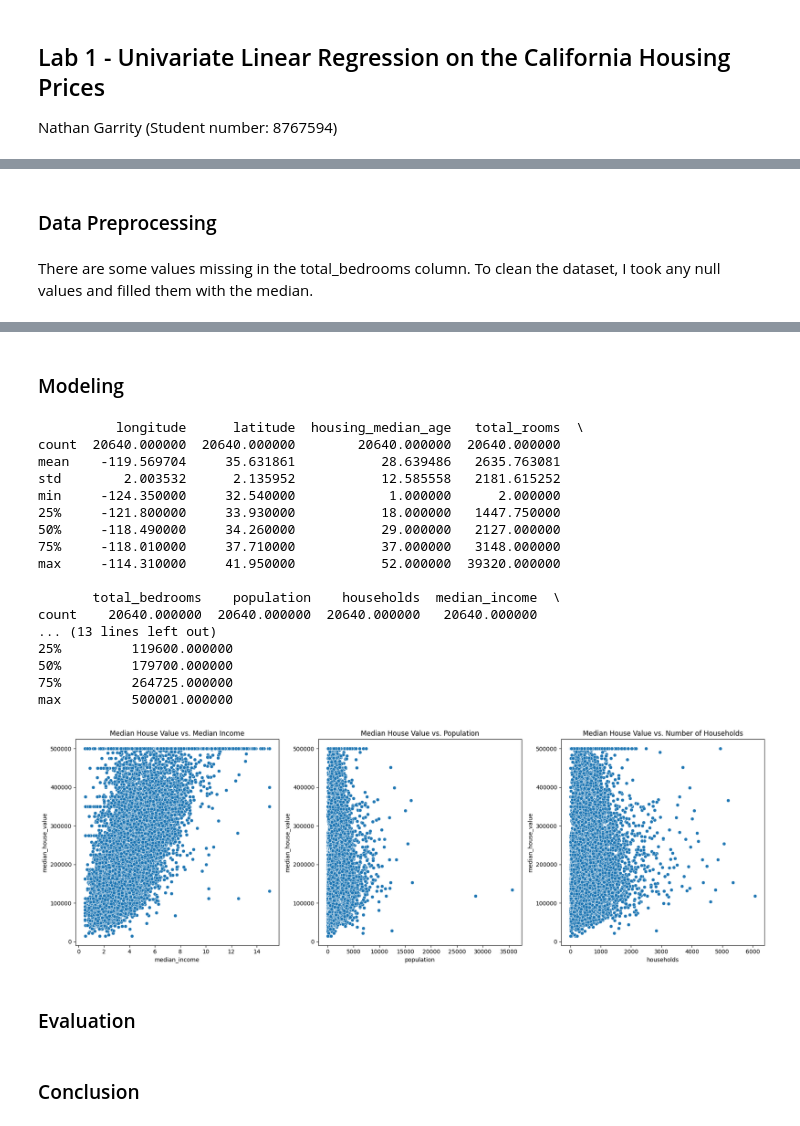
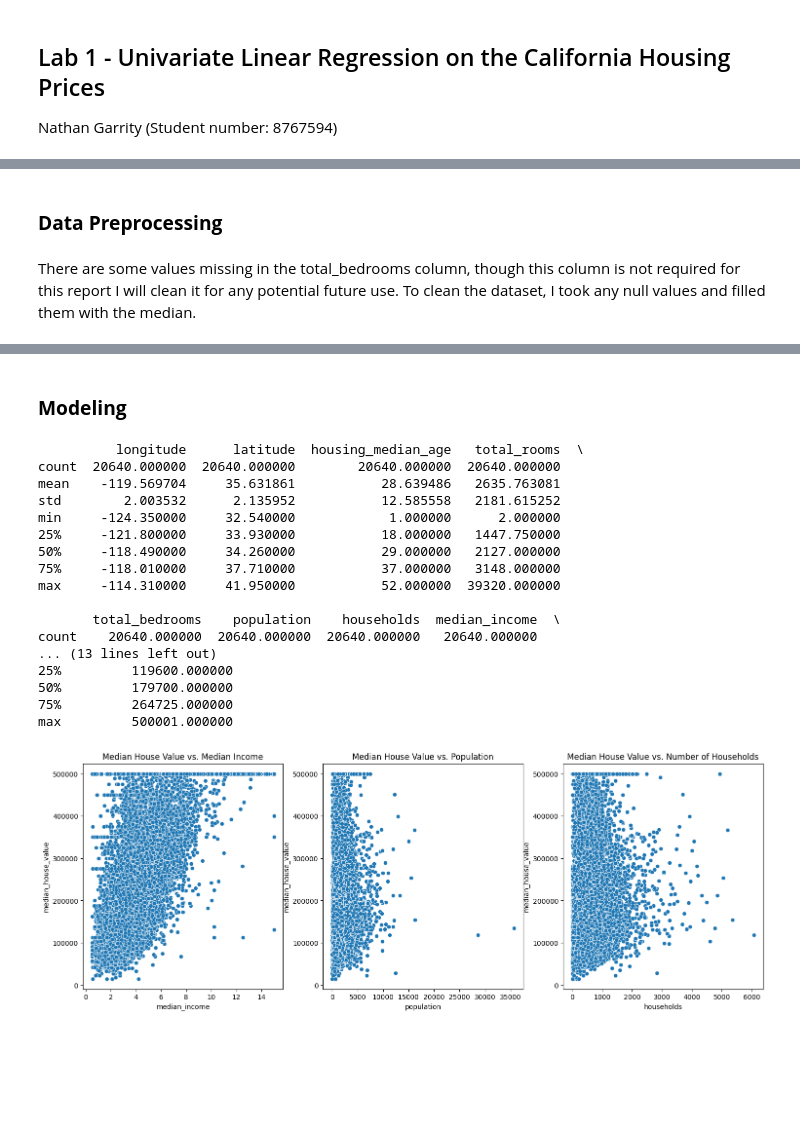
Before and after one commit to NathanGarrity/CSCN8010-LABS, a Jupyter notebook: NathanGarrity_CSCN8010_Lab1/NathanGarrity_Lab1.ipynb, the cells around one changed output, grey strips where cells are left out. Drawn from its saved outputs; the diff is of its cells as text; code cells hidden in the pictures; blank space fills up the shorter version.

```diff
--- a/NathanGarrity_CSCN8010_Lab1/NathanGarrity_Lab1.ipynb
+++ b/NathanGarrity_CSCN8010_Lab1/NathanGarrity_Lab1.ipynb
@@ -32,7 +33,7 @@ Column Names:
 * median_house_value
 * ocean_proximity
 # %% [markdown]
-### Data Preprocessing
+### **Data Preprocessing**
 # %%
 import pandas as pd
 import seaborn as sns
@@ -42,6 +42,6 @@ import matplotlib.pyplot as plt
 df = pd.read_csv("housing.csv")
 # %% [markdown]
-There are some values missing in the total_bedrooms column. To clean the dataset, I took any null values and filled them with the median.
+There are some values missing in the total_bedrooms column, though this column is not required for this report I will clean it for any potential future use. To clean the dataset, I took any null values and filled them with the median.
 # %%
 # Checking for missing values in the dataset
 missing_values = df.isnull().sum()
@@ -79,8 +79,9 @@ For example, when doing 'df[col].method(value, inplace=True)', try using 'df.met
  ocean_proximity       0
  dtype: int64)
 # %% [markdown]
-### Modeling
+### **Modeling**
 # %%
+## Step 3
 # Explore statistics using describe function
 statistics = df.describe()
 print(statistics)
@@ -88,40 +89,35 @@ print(statistics)
 # Scatter plots between median house value and independent variables
 fig, axes = plt.subplots(1, 3, figsize=(18, 6))
 
-# Scatter plot: Median House Value vs. Median Income
+# Scatter plot 1: Median House Value vs. Median Income
 sns.scatterplot(x='median_income', y='median_house_value', data=df, ax=axes[0])
 axes[0].set_title('Median House Value vs. Median Income')
 
-# Scatter plot: Median House Value vs. Population
+# Scatter plot 2: Median House Value vs. Population
 sns.scatterplot(x='population', y='median_house_value', data=df, ax=axes[1])
 axes[1].set_title('Median House Value vs. Population')
 
-# Scatter plot: Median House Value vs. Number of Households
+# Scatter plot 3: Median House Value vs. Number of Households
 sns.scatterplot(x='households', y='median_house_value', data=df, ax=axes[2])
 axes[2].set_title('Median House Value vs. Number of Households')
 
-plt.tight_layout()
 plt.show()
 # %% [output]
           longitude      latitude  housing_median_age   total_rooms  \
 count  20640.000000  20640.000000        20640.000000  20640.000000
 mean    -119.569704     35.631861           28.639486   2635.763081
 std        2.003532      2.135952           12.585558   2181.615252
 min     -124.350000     32.540000            1.000000      2.000000
 25%     -121.800000     33.930000           18.000000   1447.750000
 50%     -118.490000     34.260000           29.000000   2127.000000
 75%     -118.010000     37.710000           37.000000   3148.000000
 max     -114.310000     41.950000           52.000000  39320.000000
 
        total_bedrooms    population    households  median_income  \
 count    20640.000000  20640.000000  20640.000000   20640.000000
 ... (13 lines left out)
 25%         119600.000000
 50%         179700.000000
 75%         264725.000000
 max         500001.000000
-[figure, old version]
+[figure, new version]
-# %% [markdown]
-### Evaluation
-# %% [markdown]
-### Conclusion
```
Also changed, not shown: parts of 9 cells of this notebook.
